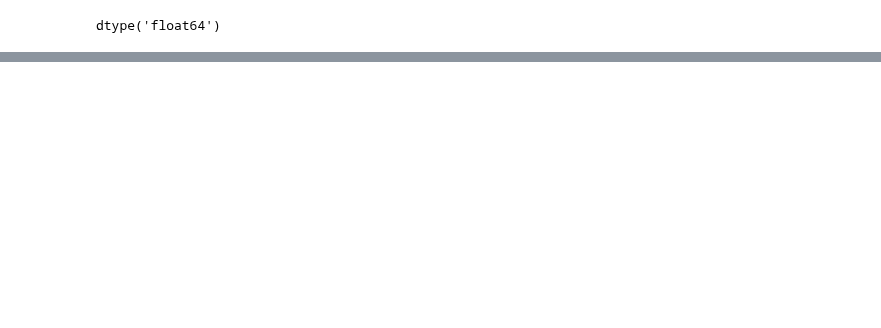
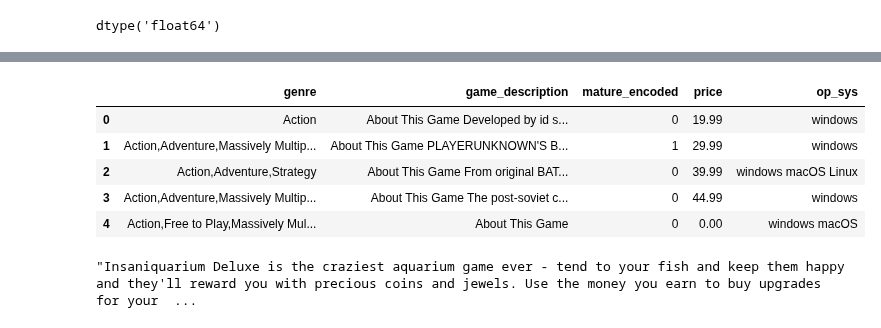
Before and after one commit to JoaoMarques1/find_your_inner_gamer, a Jupyter notebook: notebooks/luis_inner_gamer_eda.ipynb, the cells around one changed output, grey strips where cells are left out. Saved outputs shown, nothing was run; the diff lists cells and outputs as text; code cells hidden in the pictures; blank space fills up the shorter version.

```diff
--- a/notebooks/luis_inner_gamer_eda.ipynb
+++ b/notebooks/luis_inner_gamer_eda.ipynb
@@ -769,0 +843,11 @@ my_df2.head()
+# %%
+my_df3= my_df2.drop(columns=['minimum_requirements', 'recommended_requirements']).copy()
+# %%
+my_df3.head()
+# %% [output]
+|  | genre | game_description | mature_encoded | price | op_sys |
+| 0 | Action | About This Game Developed by id s... | 0 | 19.99 | windows |
+| 1 | Action,Adventure,Massively Multip... | About This Game PLAYERUNKNOWN'S B... | 1 | 29.99 | windows |
+| 2 | Action,Adventure,Strategy | About This Game From original BAT... | 0 | 39.99 | windows macOS Linux |
+| 3 | Action,Adventure,Massively Multip... | About This Game The post-soviet c... | 0 | 44.99 | windows |
+| 4 | Action,Free to Play,Massively Mul... | About This Game | 0 | 0.00 | windows macOS |
@@ -769,0 +862,4 @@ my_df2.head()
+# %%
+get_description('https://store.steampowered.com/app/3320/Insaniquarium_Deluxe/')
+# %% [output]
+"Insaniquarium Deluxe is the craziest aquarium game ever - tend to your fish and keep them happy and they'll reward you with precious coins and jewels. Use the money you earn to buy upgrades for your  ...
```
Also changed, not shown: parts of 11 cells of this notebook.
